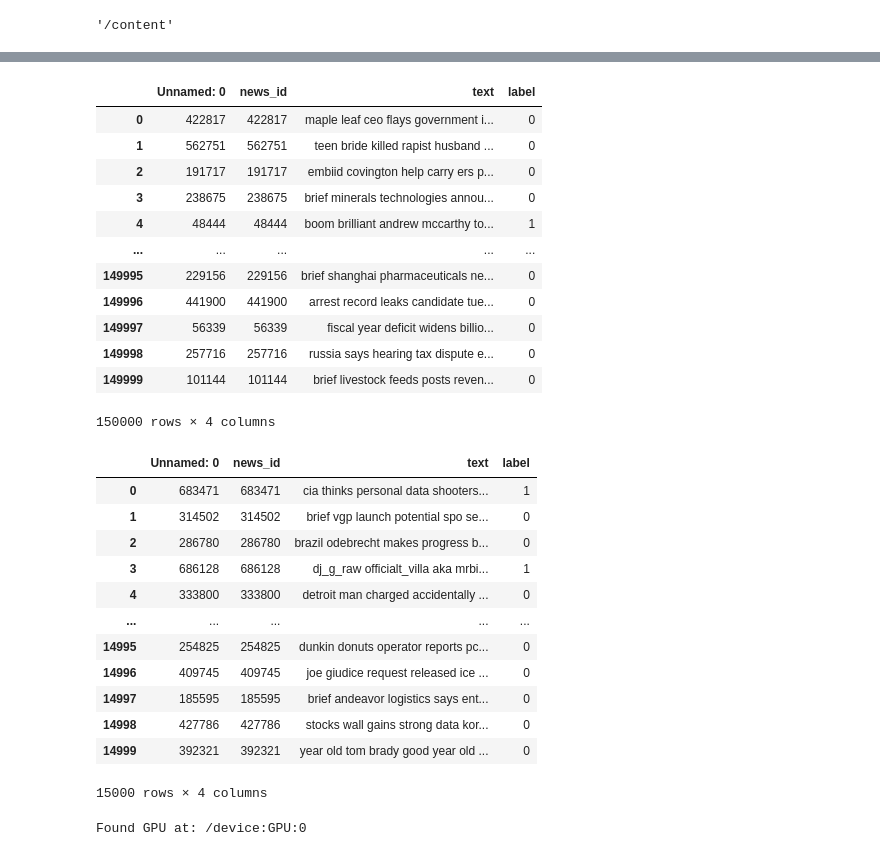
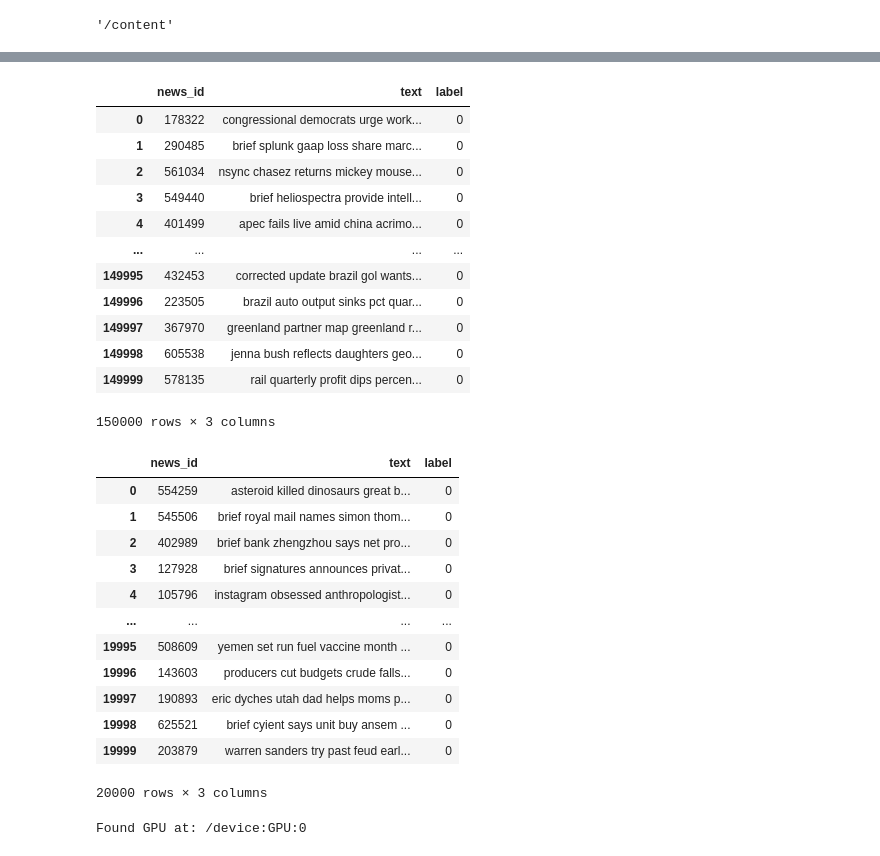
Before and after one commit to monash-tp37-project/iteration_1_model, a Jupyter notebook: news_class_model_bert.ipynb, the cells around one changed output, grey strips where cells are left out. Drawn from its saved outputs; the diff is of its cells as text; code cells hidden in the pictures.

```diff
--- a/news_class_model_bert.ipynb
+++ b/news_class_model_bert.ipynb
@@ -109,6 +109,7 @@ SQL_Query = pd.read_sql_query(
         ''', connection)
 # %%
 SQL_Query = pd.read_csv(f'{current_dir }/drive/MyDrive/colab_data/processed_news_data.csv')
+SQL_Query.drop(columns='Unnamed: 0',inplace=True)
 # %%
 SQL_Query.info()
 # %% [output]
@@ -145,42 +145,42 @@ train_df = SQL_Query.sample(n=150000, random_state = 1)
 train_df.reset_index(drop=True,inplace=True)
 train_df
 # %% [output]
-|  | Unnamed: 0 | news_id | text | label |
-| 0 | 422817 | 422817 | maple leaf ceo flays government i... | 0 |
-| 1 | 562751 | 562751 | teen bride killed rapist husband ... | 0 |
-| 2 | 191717 | 191717 | embiid covington help carry ers p... | 0 |
-| 3 | 238675 | 238675 | brief minerals technologies annou... | 0 |
-| 4 | 48444 | 48444 | boom brilliant andrew mccarthy to... | 1 |
-| ... | ... | ... | ... | ... |
-| 149995 | 229156 | 229156 | brief shanghai pharmaceuticals ne... | 0 |
-| 149996 | 441900 | 441900 | arrest record leaks candidate tue... | 0 |
-| 149997 | 56339 | 56339 | fiscal year deficit widens billio... | 0 |
-| 149998 | 257716 | 257716 | russia says hearing tax dispute e... | 0 |
-| 149999 | 101144 | 101144 | brief livestock feeds posts reven... | 0 |
+|  | news_id | text | label |
+| 0 | 178322 | congressional democrats urge work... | 0 |
+| 1 | 290485 | brief splunk gaap loss share marc... | 0 |
+| 2 | 561034 | nsync chasez returns mickey mouse... | 0 |
+| 3 | 549440 | brief heliospectra provide intell... | 0 |
+| 4 | 401499 | apec fails live amid china acrimo... | 0 |
+| ... | ... | ... | ... |
+| 149995 | 432453 | corrected update brazil gol wants... | 0 |
+| 149996 | 223505 | brazil auto output sinks pct quar... | 0 |
+| 149997 | 367970 | greenland partner map greenland r... | 0 |
+| 149998 | 605538 | jenna bush reflects daughters geo... | 0 |
+| 149999 | 578135 | rail quarterly profit dips percen... | 0 |
-150000 rows × 4 columns
+150000 rows × 3 columns
 # %%
 train_index = list(train_df.index.values)
 # %%
 SQL_Query.drop(train_index, inplace=True)
 SQL_Query.reset_index(drop=True,inplace=True)
 # %%
-test_df = SQL_Query.sample(n=15000, random_state = 1)
+test_df = SQL_Query.sample(n=20000, random_state = 1)
 test_df.reset_index(drop=True, inplace=True)
 test_df
 # %% [output]
-|  | Unnamed: 0 | news_id | text | label |
-| 0 | 683471 | 683471 | cia thinks personal data shooters... | 1 |
-| 1 | 314502 | 314502 | brief vgp launch potential spo se... | 0 |
-| 2 | 286780 | 286780 | brazil odebrecht makes progress b... | 0 |
-| 3 | 686128 | 686128 | dj_g_raw officialt_villa aka mrbi... | 1 |
-| 4 | 333800 | 333800 | detroit man charged accidentally ... | 0 |
-| ... | ... | ... | ... | ... |
-| 14995 | 254825 | 254825 | dunkin donuts operator reports pc... | 0 |
-| 14996 | 409745 | 409745 | joe giudice request released ice ... | 0 |
-| 14997 | 185595 | 185595 | brief andeavor logistics says ent... | 0 |
-| 14998 | 427786 | 427786 | stocks wall gains strong data kor... | 0 |
-| 14999 | 392321 | 392321 | year old tom brady good year old ... | 0 |
+|  | news_id | text | label |
+| 0 | 554259 | asteroid killed dinosaurs great b... | 0 |
+| 1 | 545506 | brief royal mail names simon thom... | 0 |
+| 2 | 402989 | brief bank zhengzhou says net pro... | 0 |
+| 3 | 127928 | brief signatures announces privat... | 0 |
+| 4 | 105796 | instagram obsessed anthropologist... | 0 |
+| ... | ... | ... | ... |
+| 19995 | 508609 | yemen set run fuel vaccine month ... | 0 |
+| 19996 | 143603 | producers cut budgets crude falls... | 0 |
+| 19997 | 190893 | eric dyches utah dad helps moms p... | 0 |
+| 19998 | 625521 | brief cyient says unit buy ansem ... | 0 |
+| 19999 | 203879 | warren sanders try past feud earl... | 0 |
-15000 rows × 4 columns
+20000 rows × 3 columns
 # %%
 # Activating the GPU
 # Main menu->Runtime->Change Runtime Type
```
Also changed, not shown: parts of 11 cells of this notebook.
